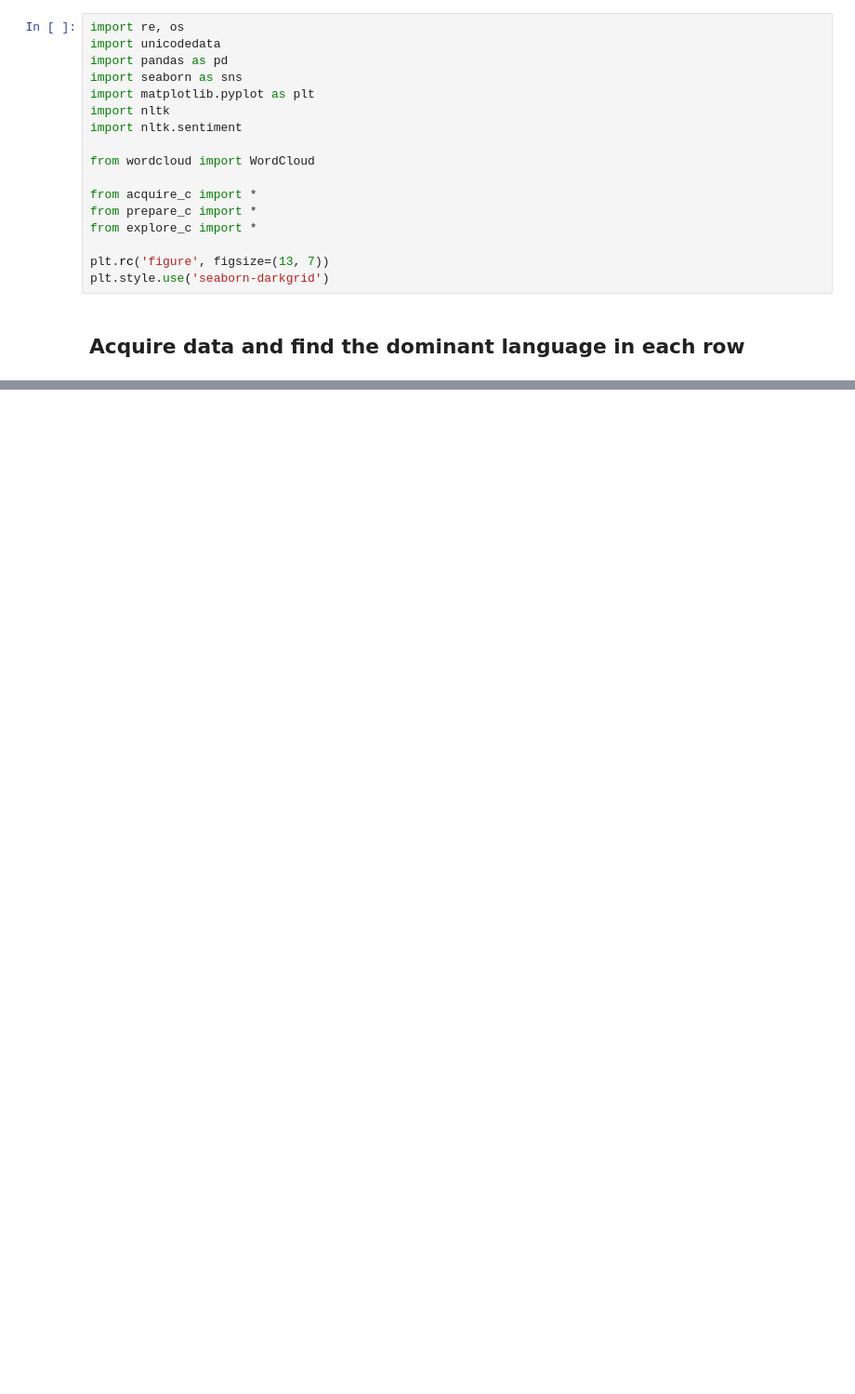
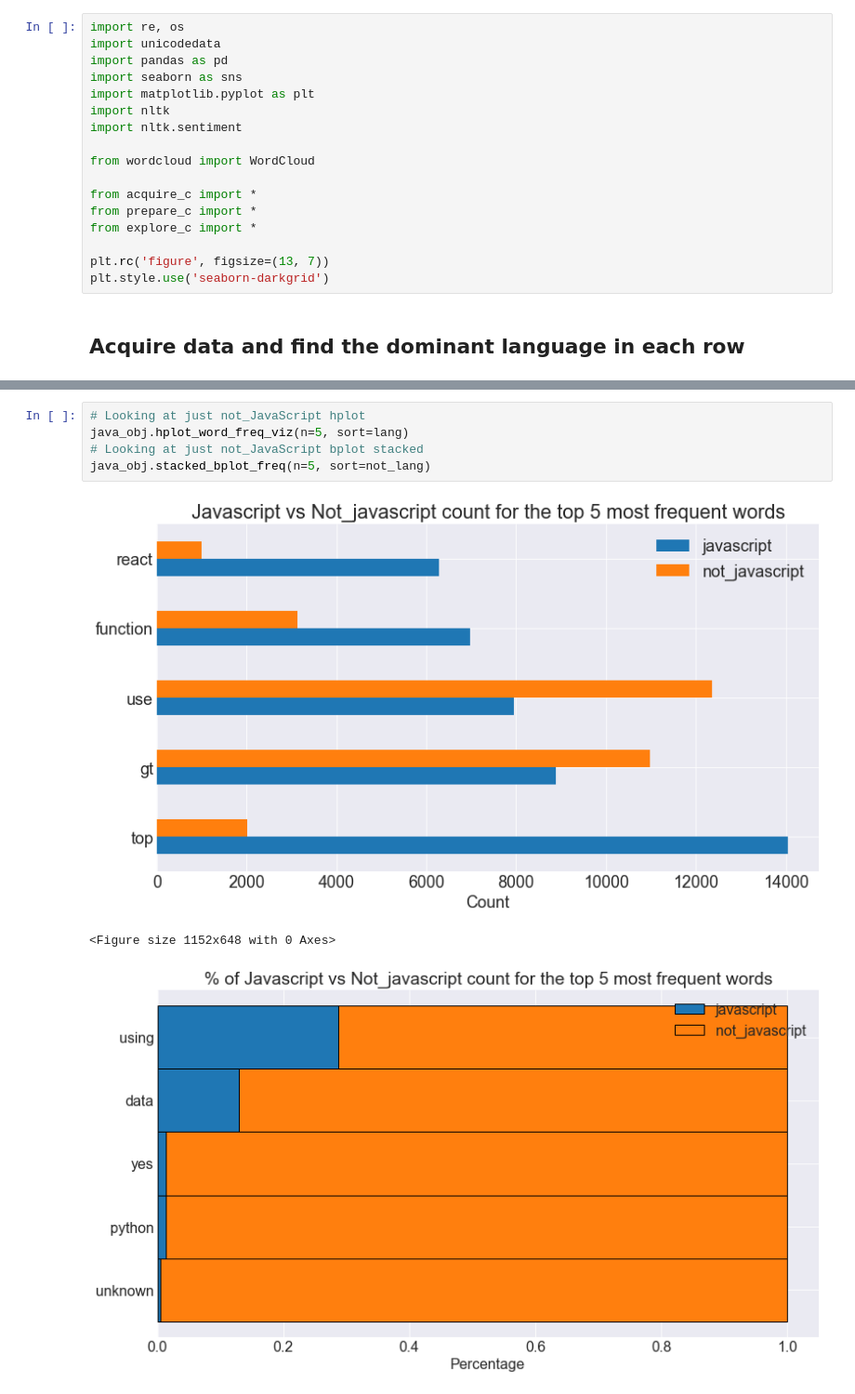
Before and after one commit to Codeup-NLP-Project/NLP-Project, a Jupyter notebook: rough_notebook_c.ipynb, the cells around one changed output, grey strips where cells are left out. Shown at 93% size. Drawn from its saved outputs; the diff is of its cells as text; blank space fills up the shorter version.

```diff
--- a/rough_notebook_c.ipynb
+++ b/rough_notebook_c.ipynb
@@ -44,0 +75,9 @@ df
+# %%
+# Looking at just not_JavaScript hplot
+java_obj.hplot_word_freq_viz(n=5, sort=lang)
+# Looking at just not_JavaScript bplot stacked
+java_obj.stacked_bplot_freq(n=5, sort=not_lang)
+# %% [output]
+[figure, added]
+<Figure size 1152x648 with 0 Axes>
+[figure, added]
```
Also changed, not shown: parts of 30 cells of this notebook, 3 other files.
